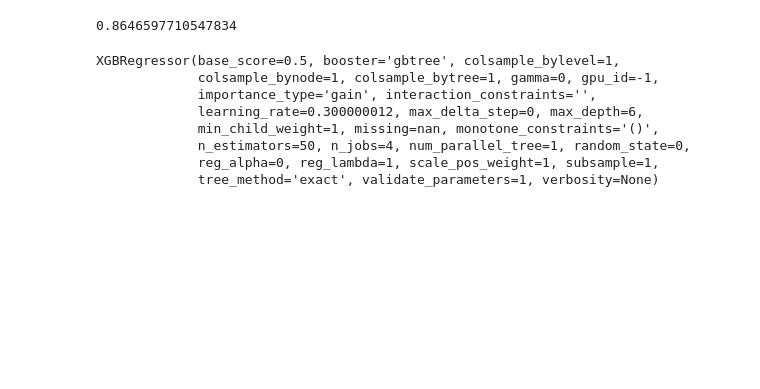
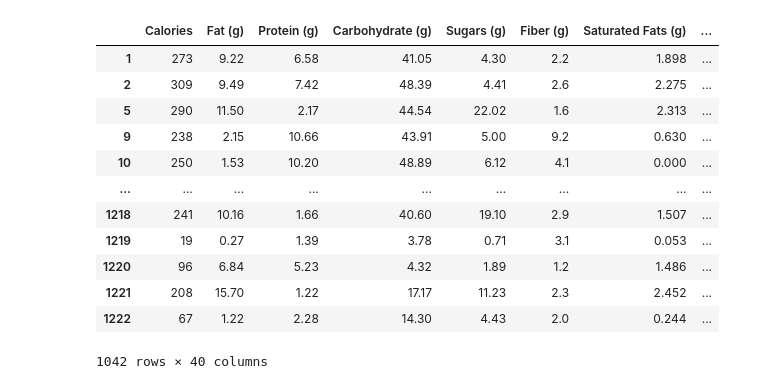
Before and after one commit to EMAT31530/green-team-repo-2, a Jupyter notebook: Random forests/HS - Carbon/XGBoosting/180321_XGBoosting_Parameter optimisation.ipynb, the cells around one changed output. Drawn from its saved outputs; the diff is of its cells as text; code cells hidden in the pictures; blank space fills up the shorter version.

Commit message:
Mid-parameter tuning, unsuccessful so far

```diff
--- a/Random forests/HS - Carbon/XGBoosting/180321_XGBoosting_Parameter optimisation.ipynb
+++ b/Random forests/HS - Carbon/XGBoosting/180321_XGBoosting_Parameter optimisation.ipynb
@@ -16,6 +16,7 @@ import xgboost as xgb
 from xgboost import XGBRegressor
 # %%
 nutrition = pd.read_csv("./Nutrition_Full_Features.csv")
+nutrition = nutrition.dropna()
 # %%
 #dropping NANSinclude a lot of NaNs
 #nutrition.drop(nutrition.columns[1:3], axis=1, inplace=True)
@@ -29,12 +44,21 @@ y = np.ravel(y)
 # %%
 #extracting the nutrition data, labelling X as this is the input to the SKlearn algorithm
 X = nutrition.iloc[:,11:]
-#extracting the greenhouse gas emissions
-y = nutrition.iloc[:,7:8]
-y = np.ravel(y)
-print(np.mean(y))
+X
 # %% [output]
+|  | Calories | Fat (g) | Protein (g) | Carbohydrate (g) | Sugars (g) | Fiber (g) | Saturated Fats (g) | ... |
+| 1 | 273 | 9.22 | 6.58 | 41.05 | 4.30 | 2.2 | 1.898 | ... |
+| 2 | 309 | 9.49 | 7.42 | 48.39 | 4.41 | 2.6 | 2.275 | ... |
+| 5 | 290 | 11.50 | 2.17 | 44.54 | 22.02 | 1.6 | 2.313 | ... |
+| 9 | 238 | 2.15 | 10.66 | 43.91 | 5.00 | 9.2 | 0.630 | ... |
+| 10 | 250 | 1.53 | 10.20 | 48.89 | 6.12 | 4.1 | 0.000 | ... |
+| ... | ... | ... | ... | ... | ... | ... | ... | ... |
+| 1218 | 241 | 10.16 | 1.66 | 40.60 | 19.10 | 2.9 | 1.507 | ... |
+| 1219 | 19 | 0.27 | 1.39 | 3.78 | 0.71 | 3.1 | 0.053 | ... |
+| 1220 | 96 | 6.84 | 5.23 | 4.32 | 1.89 | 1.2 | 1.486 | ... |
+| 1221 | 208 | 15.70 | 1.22 | 17.17 | 11.23 | 2.3 | 2.452 | ... |
+| 1222 | 67 | 1.22 | 2.28 | 14.30 | 4.43 | 2.0 | 0.244 | ... |
-0.8646597710547834
+1042 rows × 40 columns
 # %%
 #splitting the dataset into a test and train data set, with 20% being used for testing
 from sklearn.model_selection import train_test_split
@@ -45,15 +69,7 @@ X_train, X_val, y_train, y_val = train_test_split(X_train_val,y_train_val,test_s
 # %%
 model = XGBRegressor(n_estimators=50)
 model.fit(X_train, y_train)
+y_pred = model.predict(X_test)
-# %% [output]
-XGBRegressor(base_score=0.5, booster='gbtree', colsample_bylevel=1,
-             colsample_bynode=1, colsample_bytree=1, gamma=0, gpu_id=-1,
-             importance_type='gain', interaction_constraints='',
-             learning_rate=0.300000012, max_delta_step=0, max_depth=6,
-             min_child_weight=1, missing=nan, monotone_constraints='()',
-             n_estimators=50, n_jobs=4, num_parallel_tree=1, random_state=0,
-             reg_alpha=0, reg_lambda=1, scale_pos_weight=1, subsample=1,
-             tree_method='exact', validate_parameters=1, verbosity=None)
 # %%
 #evaluating the model by checking errors
 #generally error decreases slightly as number of trees is increased, converges around 200 trees
```
Also changed, not shown: parts of 7 cells of this notebook, 1 other file.
